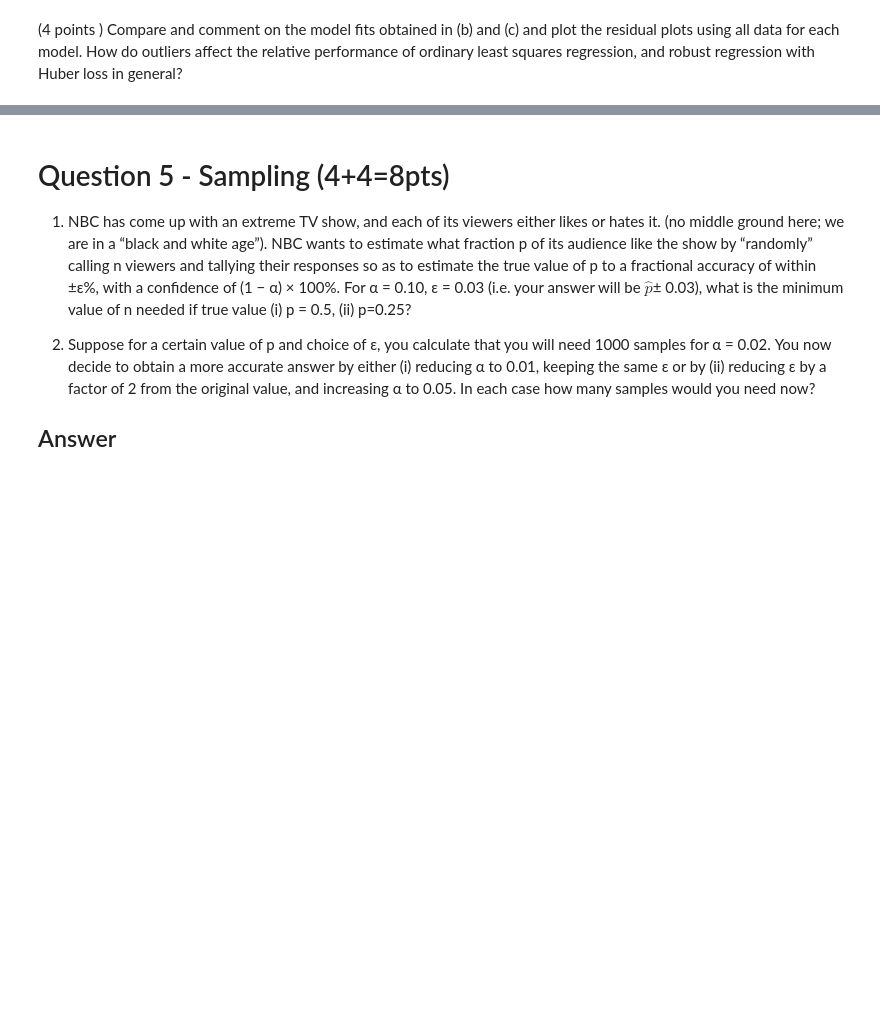
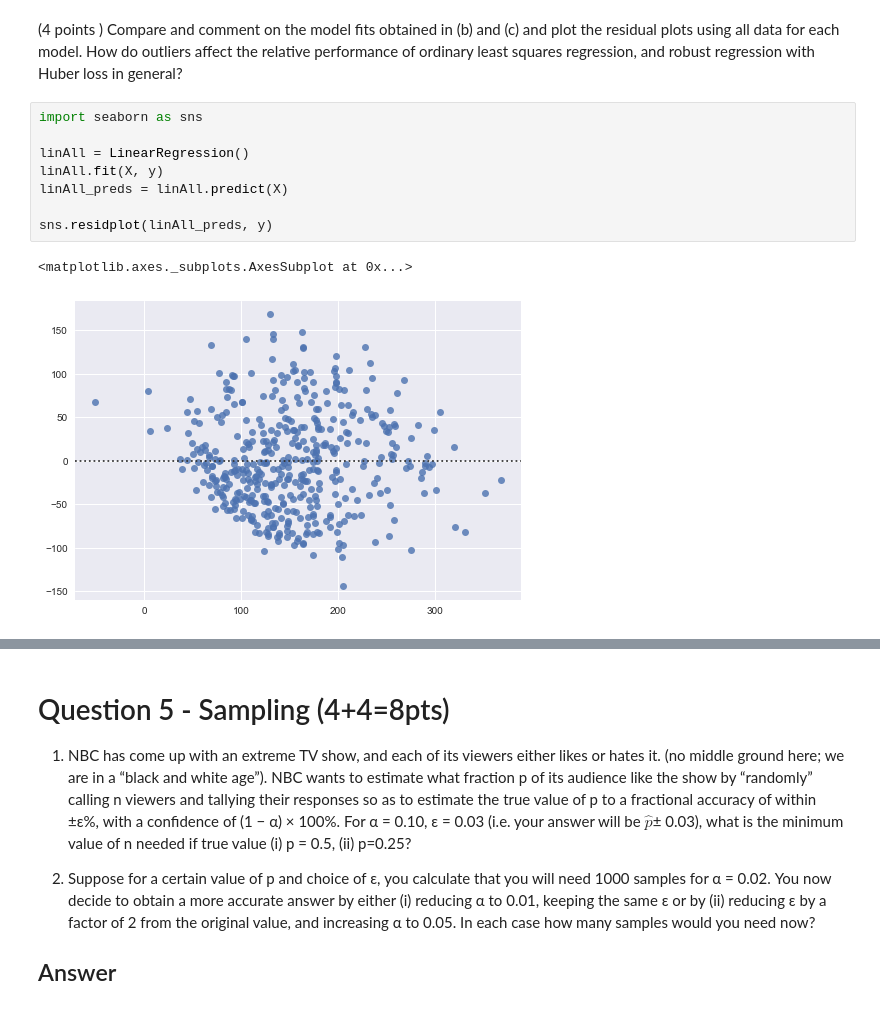
Before and after one commit to bconnorwhite/EE-461P, a Jupyter notebook: HW2/HW2.ipynb, the cells around one changed output, grey strips where cells are left out. Cells and saved outputs as stored; diff of their text form; blank space fills up the shorter version.

```diff
--- a/HW2/HW2.ipynb
+++ b/HW2/HW2.ipynb
@@ -392,3 +392,14 @@ X_test: 30.95435264032695
 ###### d)
 # %% [markdown]
 (4 points ) Compare and comment on the model fits obtained in (b) and (c) and plot the residual plots using all data for each model. How do outliers affect the relative performance of ordinary least squares regression, and robust regression with Huber loss in general?
+# %%
+import seaborn as sns
+
+linAll = LinearRegression()
+linAll.fit(X, y)
+linAll_preds = linAll.predict(X)
+
+sns.residplot(linAll_preds, y)
+# %% [output]
+<matplotlib.axes._subplots.AxesSubplot at 0x...>
+[figure, added]
```
Also changed, not shown: parts of 2 cells of this notebook.
